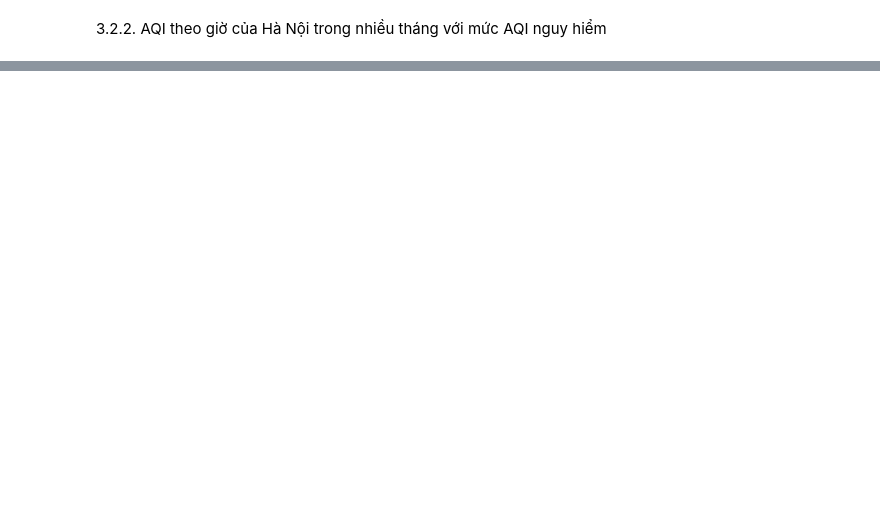
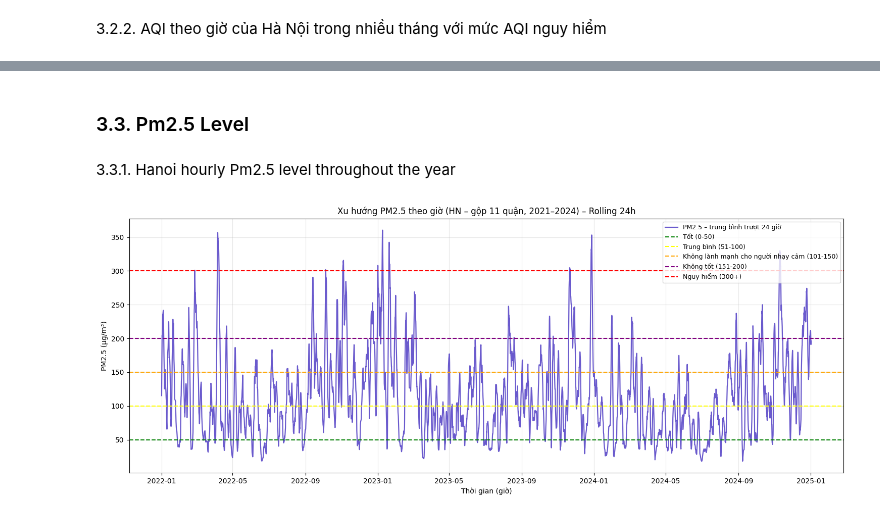
Before and after one commit to HoangHumg1210/Air_Quality-Analysis_HN, a Jupyter notebook: data/Exploratory Data Analysis.ipynb, the cells around one changed output, grey strips where cells are left out. Cells and saved outputs as stored; diff of their text form; code cells hidden in the pictures; blank space fills up the shorter version.

```diff
--- a/data/Exploratory Data Analysis.ipynb
+++ b/data/Exploratory Data Analysis.ipynb
@@ -133,0 +142,34 @@ memory usage: 45.0+ MB
+# %% [markdown]
+### 3.3. Pm2.5 Level
+# %% [markdown]
+3.3.1. Hanoi hourly Pm2.5 level throughout the year
+# %%
+df["Local Time"] = pd.to_datetime(df["Local Time"], errors="coerce")
+df = df.dropna(subset=["Local Time"]).sort_values("Local Time")
+
+
+#2) PM2.5 trung bình toàn HN theo giờ (gộp 11 quận)
+pmh = (df.groupby("Local Time", as_index=True)["PM25"]
+         .mean()
+         .sort_index())
+
+# 3) Làm mượt 24 giờ (trung bình trượt 1 ngày)
+pmh_roll24 = pmh.rolling(window=24*3, center=True, min_periods=12).mean()
+
+# 4) Vẽ
+plt.figure(figsize=(15,6))
+plt.plot(pmh_roll24.index, pmh_roll24, color='slateblue', lw=1.6,
+         label='PM2.5 – trung bình trượt 24 giờ')
+
+# Ngưỡng US EPA
+plt.axhline(50, color='green', linestyle='--', label='Tốt (0-50)')
+plt.axhline(100, color='yellow', linestyle='--', label='Trung bình (51-100)')
+plt.axhline(150, color='orange', linestyle='--', label='Không lành mạnh cho người nhạy cảm (101-150)')
+plt.axhline(200, color='purple', linestyle='--', label='Không tốt (151-200)')
+plt.axhline(300, color='red', linestyle='--', label='Nguy hiểm (300+)')
+
+plt.title('Xu hướng PM2.5 theo giờ (HN – gộp 11 quận, 2021–2024) – Rolling 24h')
+plt.xlabel('Thời gian (giờ)'); plt.ylabel('PM2.5 (μg/m³)')
+plt.legend(loc='upper right', fontsize=9); plt.grid(True, alpha=.3); plt.tight_layout(); plt.show()
+# %% [output]
+[figure, added]
```
Also changed, not shown: parts of 9 cells of this notebook, 2 other files.
